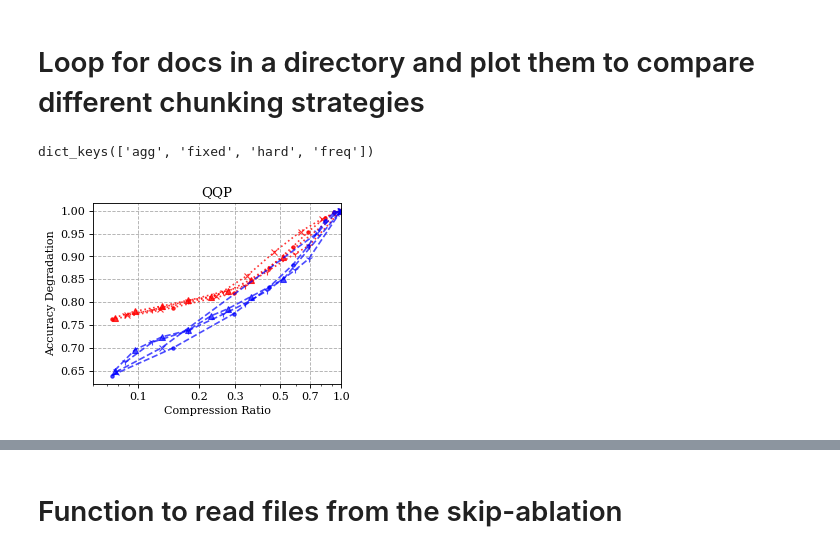
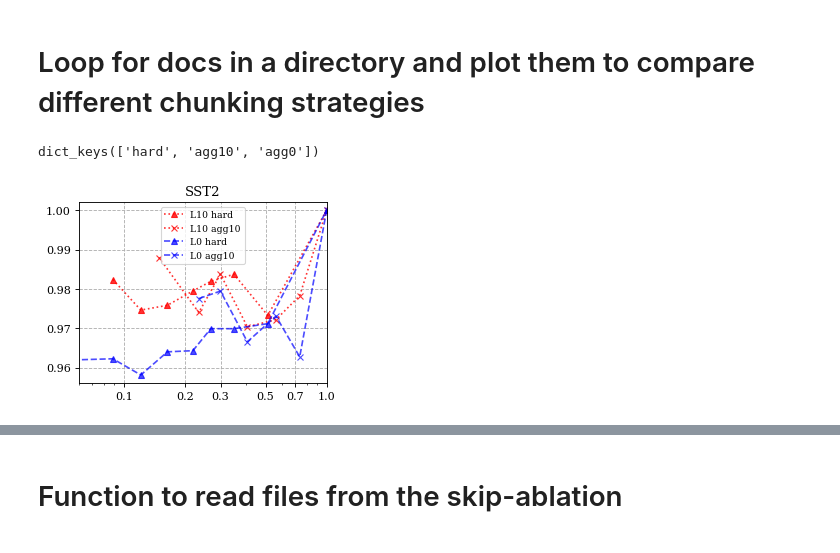
Before and after one commit to sergicastellasape/semantic-compression, a Jupyter notebook: plotting_figures.ipynb, the cells around one changed output, grey strips where cells are left out. Cells and saved outputs as stored; diff of their text form; code cells hidden in the pictures.

```diff
--- a/plotting_figures.ipynb
+++ b/plotting_figures.ipynb
@@ -97,7 +97,7 @@ def read_file_in_dir(directory, layer=None, tasks=['SST2', 'MNLI', 'QQP'], origi
         #print(path)
         R = text2dict(txt)
         name = os.path.basename(path).strip('.txt')
-        for t in ['fixed', 'hard', 'agg', 'rand', 'freq']:
+        for t in ['fixed', 'hard', 'agg0', 'agg10', 'agg', 'rand', 'freq']:
             if t in name:
                 kind = t
                 break
@@ -133,64 +133,64 @@ original_performance['layer10']['QQP'] = (1.0, 0.853)
 
 
 
-name0 = 'gold-layer0-max'
-name10 = 'gold-layer10-max'
-layer = 0
-directory0 = f"/Users/sergicastellasape/Desktop/zero-shot/{name0}/"
-directory10 = f"/Users/sergicastellasape/Desktop/zero-shot/{name10}/"
+name0 = 'preliminary-lstm0'
+name10 = 'preliminary-lstm10'
+directory0 = f"/Users/sergicastellasape/Desktop/{name0}/"
+directory10 = f"/Users/sergicastellasape/Desktop/{name10}/"
 all_results_L0 = read_file_in_dir(directory0, layer=0, tasks=['SST2', 'MNLI', 'QQP'], original_performance=original_performance)
 all_results_L10 = read_file_in_dir(directory10, layer=10, tasks=['SST2', 'MNLI', 'QQP'], original_performance=original_performance)
 
-all_results_L10.keys()
+all_results_L0.keys()
 # %% [output]
-dict_keys(['agg', 'fixed', 'hard', 'freq'])
+dict_keys(['hard', 'agg10', 'agg0'])
 # %%
 fig = plt.figure(num=None, figsize=(4, 3), dpi=80, facecolor='w', edgecolor='k')
-line = {'fixed':'-.', 'hard':'--', 'freq':':', 'agg':'-.', 'rand':':'}
-marker = {'fixed':'.', 'hard':'^', 'freq':'1', 'agg':'x', 'rand': '*'}
+line = {'fixed':'-.', 'hard':'--', 'freq':':', 'agg10':'-.', 'agg0':'-.', 'agg':'-.','rand':':'}
+marker = {'fixed':'.', 'hard':'^', 'freq':'1', 'agg10':'x', 'agg0':'x', 'agg':'x', 'rand': '*'}
 #kinds = ['fixed', 'hard', 'freq', 'agg', 'rand']
-kinds = ['hard', 'freq', 'fixed', 'agg']
-#kinds = ['hard', 'rand']
+#kinds = ['hard', 'freq', 'fixed', 'agg']
+kinds = ['hard', 'agg10', 'agg0']
+#kinds = ['hard']
 #line = {'agg':'-.'}
 plt.rcParams["font.family"] = "serif"
 #plt.tight_layout()
-task = "QQP"
+task = "SST2"
 for kind in kinds:
     plot_points(all_results_L10[kind][task],
                 label=f'L10 ' + kind,
                 linestyle=':' ,
                 color='r',
                 alpha=0.8,
                 marker=marker[kind])
 for kind in kinds:
     plot_points(all_results_L0[kind][task],
-                label= f'L0 ' + kind,
-                linestyle='--' ,
-                color='b',
-                alpha=0.7,
-                marker=marker[kind])
+                    label= f'L0 ' + kind,
+                    linestyle='--' ,
+                    color='b',
+                    alpha=0.7,
+                    marker=marker[kind])
 #     plot_points(all_results[kind]['QQP'],
 #                 label=kind + ' QQP',
 #                 linestyle=line[kind],
 #                 color='g',
 #                 alpha=0.8,
 #                 marker=marker[kind])
 #     plot_points(all_results[kind]['MNLI'],
 #                 label=kind + ' MNLI',
 #                 linestyle=line[kind],
 #                 color='b',
 #                 alpha=0.8,
 #                 marker=marker[kind])
 plt.title(task)
-#plt.legend(fontsize='small')
+plt.legend(fontsize='small')
 plt.xscale('log')
 plt.grid(linestyle='--')
 fig.axes[0].set_xlim([0.06, 1.0])
 plt.xticks([0.1, 0.2, 0.3, 0.5, 0.7, 1.0])
 fig.axes[0].get_xaxis().set_major_formatter(matplotlib.ticker.ScalarFormatter())
-plt.ylabel('Accuracy Degradation')
-plt.xlabel('Compression Ratio')
+#plt.ylabel('Accuracy Degradation')
+#lt.xlabel('Compression Ratio')
 #plt.savefig(f'figures/{name}.png')
-plt.savefig(f'figures/{task}-max-pooling.png')
+#plt.savefig(f'figures/{task}-rand-rand-finetuned.png')
 # %% [output]
-[figure, old version]
+[figure, new version]
```
Also changed, not shown: parts of 5 cells of this notebook.
